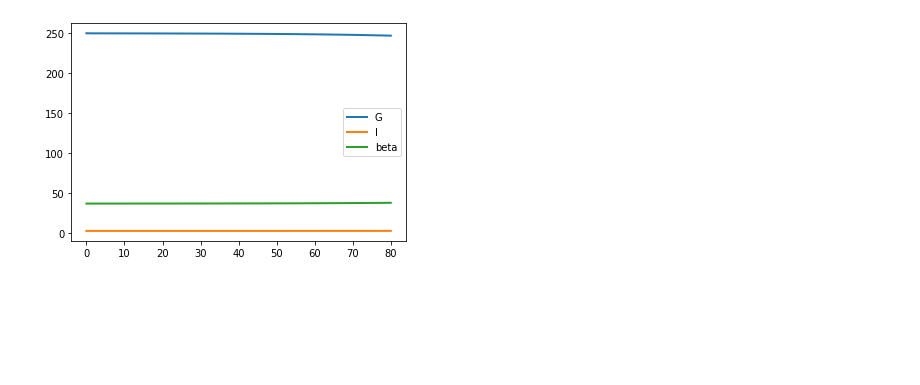
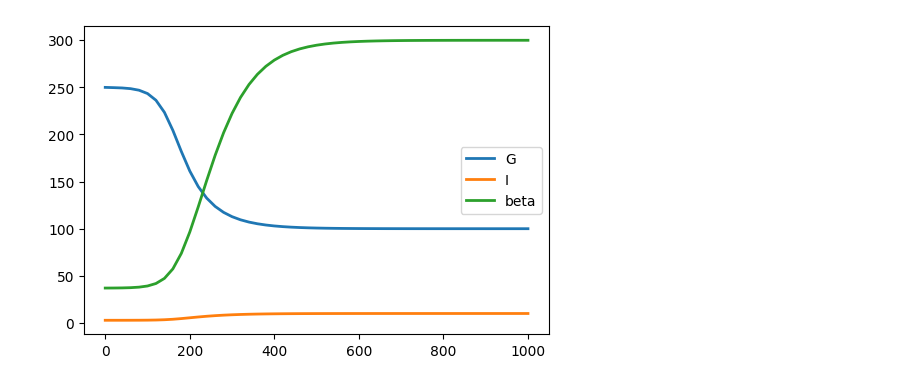
Before and after one commit to yjzhang/t2d_models, a Jupyter notebook: topp_2000.ipynb, the cells around one changed output. Drawn from its saved outputs; the diff is of its cells as text; code cells hidden in the pictures; blank space fills up the shorter version.

```diff
--- a/topp_2000.ipynb
+++ b/topp_2000.ipynb
@@ -77,10 +66,10 @@ r.plot(result)
 # %%
 # saddle point
 r.resetAll()
 r.setValue('G', 250)
 r.setValue('beta', 37)
 r.setValue('I', 2.8)
-result = r.simulate(0, 80)
+result = r.simulate(0, 1000)
 r.plot(result)
 # %% [output]
-[figure, old version]
+[figure, new version]
```
Also changed, not shown: parts of 18 cells of this notebook.
